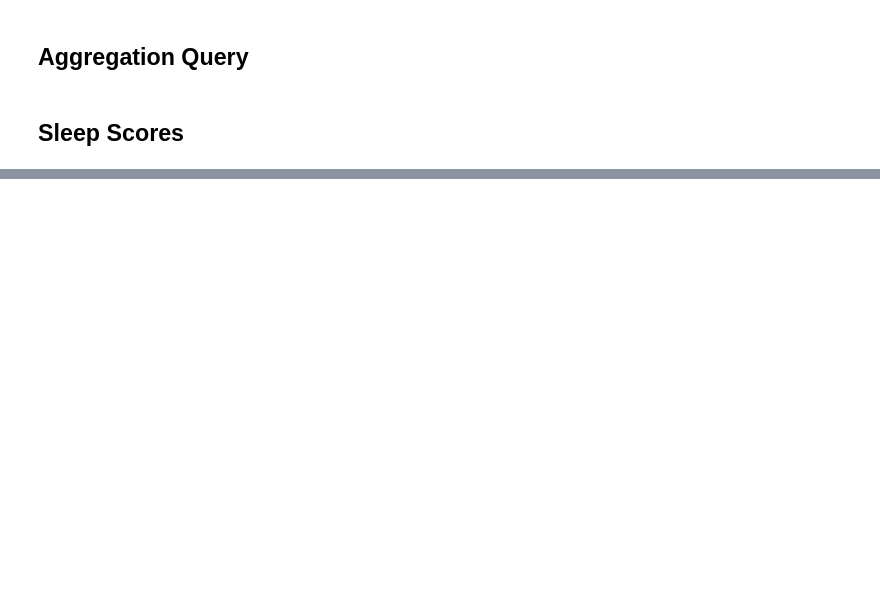
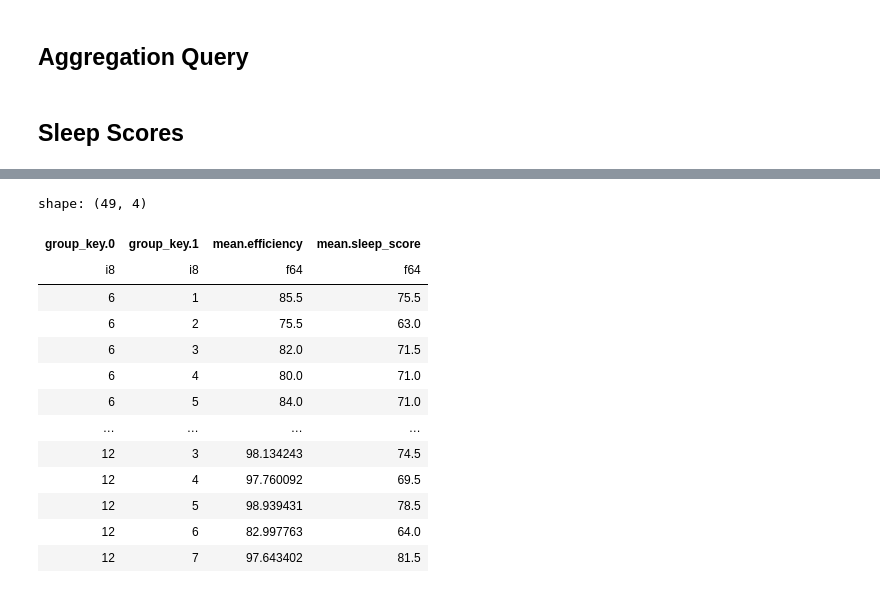
Before and after one commit to tryVital/vitalx-notebook, a Jupyter notebook: Score.ipynb, the cells around one changed output, grey strips where cells are left out. Cells and saved outputs as stored; diff of their text form; code cells hidden in the pictures; blank space fills up the shorter version.

```diff
--- a/Score.ipynb
+++ b/Score.ipynb
@@ -44,3 +68,20 @@ sleep_score_by_day
+# %%
+sleep_score_by_month_and_weekday
+# %% [output]
+shape: (49, 4)
+| group_key.0 | group_key.1 | mean.efficiency | mean.sleep_score |
+| i8 | i8 | f64 | f64 |
+| 6 | 1 | 85.5 | 75.5 |
+| 6 | 2 | 75.5 | 63.0 |
+| 6 | 3 | 82.0 | 71.5 |
+| 6 | 4 | 80.0 | 71.0 |
+| 6 | 5 | 84.0 | 71.0 |
+| … | … | … | … |
+| 12 | 3 | 98.134243 | 74.5 |
+| 12 | 4 | 97.760092 | 69.5 |
+| 12 | 5 | 98.939431 | 78.5 |
+| 12 | 6 | 82.997763 | 64.0 |
+| 12 | 7 | 97.643402 | 81.5 |
 # %%
 import matplotlib.pyplot as plt
 
```
Also changed, not shown: parts of 4 cells of this notebook, 1 other file.
